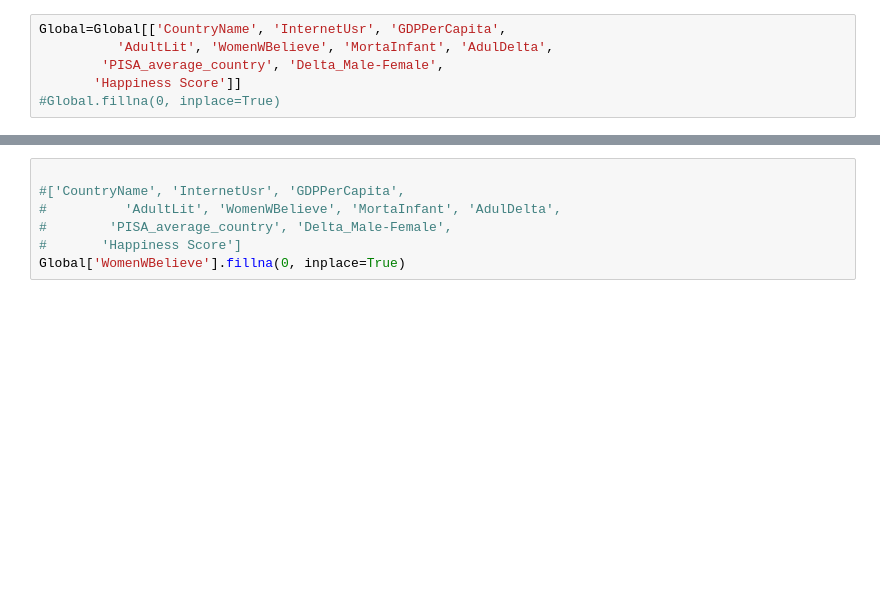
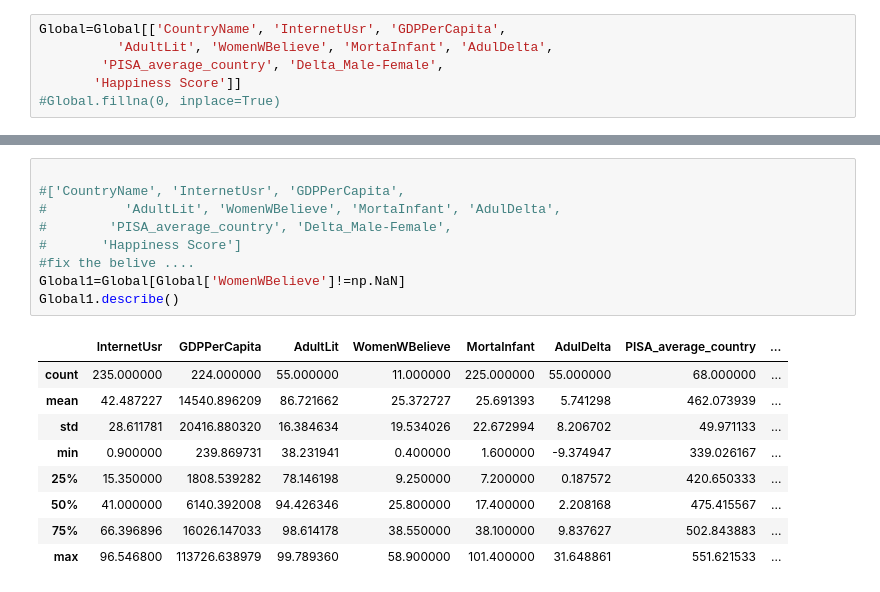
Before and after one commit to EnzoCalogero/Python_DataScience, a Jupyter notebook: course2/Assignment4.ipynb, the cells around one changed output, grey strips where cells are left out. Cells and saved outputs as stored; diff of their text form; blank space fills up the shorter version.

```diff
--- a/course2/Assignment4.ipynb
+++ b/course2/Assignment4.ipynb
@@ -190,10 +225,22 @@ plt.show()
 # %%
 
 #['CountryName', 'InternetUsr', 'GDPPerCapita',
 #          'AdultLit', 'WomenWBelieve', 'MortaInfant', 'AdulDelta',
 #        'PISA_average_country', 'Delta_Male-Female',
 #       'Happiness Score']
-Global['WomenWBelieve'].fillna(0, inplace=True)
+#fix the belive ....
+Global1=Global[Global['WomenWBelieve']!=np.NaN]
+Global1.describe()
+# %% [output]
+|  | InternetUsr | GDPPerCapita | AdultLit | WomenWBelieve | MortaInfant | AdulDelta | PISA_average_country | ... |
+| count | 235.000000 | 224.000000 | 55.000000 | 11.000000 | 225.000000 | 55.000000 | 68.000000 | ... |
+| mean | 42.487227 | 14540.896209 | 86.721662 | 25.372727 | 25.691393 | 5.741298 | 462.073939 | ... |
+| std | 28.611781 | 20416.880320 | 16.384634 | 19.534026 | 22.672994 | 8.206702 | 49.971133 | ... |
+| min | 0.900000 | 239.869731 | 38.231941 | 0.400000 | 1.600000 | -9.374947 | 339.026167 | ... |
+| 25% | 15.350000 | 1808.539282 | 78.146198 | 9.250000 | 7.200000 | 0.187572 | 420.650333 | ... |
+| 50% | 41.000000 | 6140.392008 | 94.426346 | 25.800000 | 17.400000 | 2.208168 | 475.415567 | ... |
+| 75% | 66.396896 | 16026.147033 | 98.614178 | 38.550000 | 38.100000 | 9.837627 | 502.843883 | ... |
+| max | 96.546800 | 113726.638979 | 99.789360 | 58.900000 | 101.400000 | 31.648861 | 551.621533 | ... |
 # %%
 # Define regression parameter
 GlobalB=Global.dropna()
```
Also changed, not shown: parts of 9 cells of this notebook, 3 other files.
